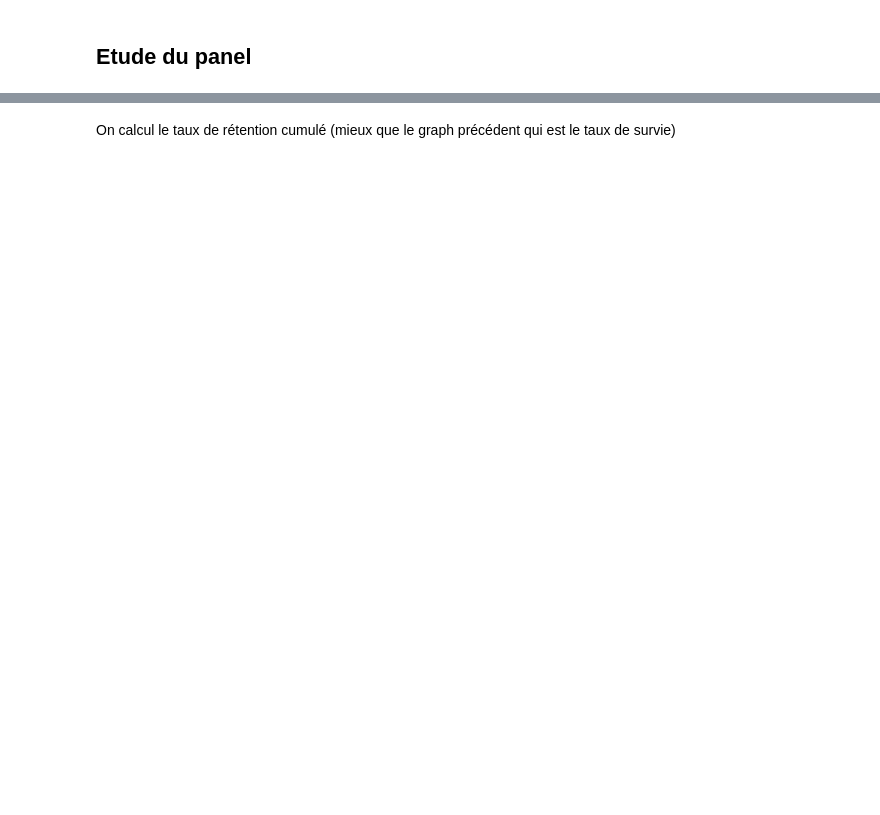
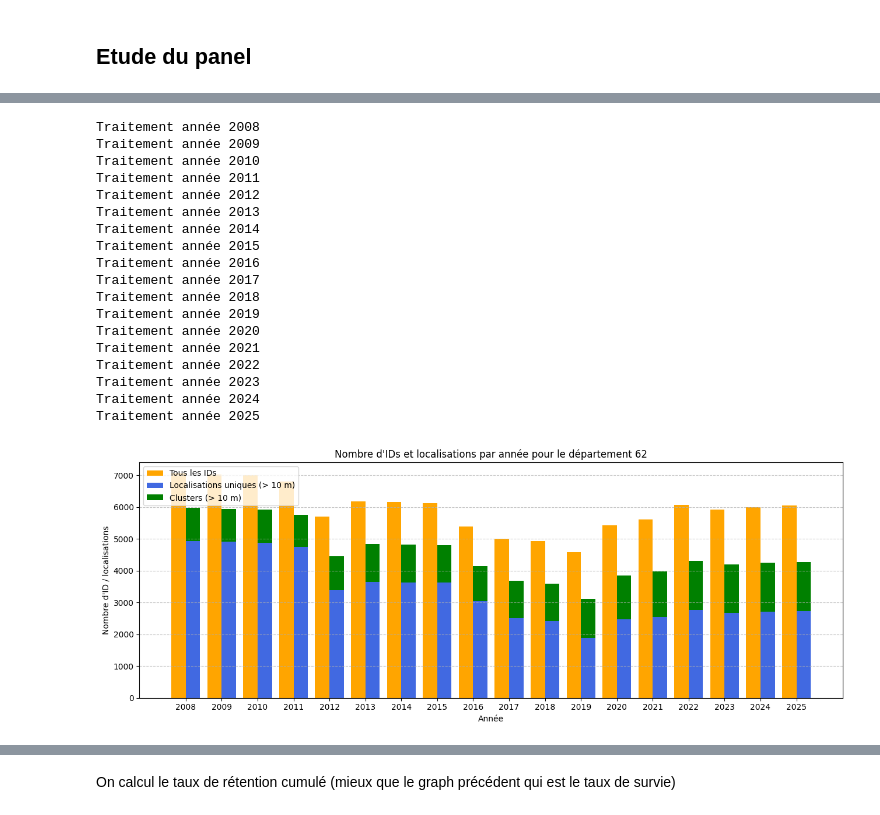
Before and after one commit to xdalp/projet3A, a Jupyter notebook: stat_desc.ipynb, the cells around one changed output, grey strips where cells are left out. Drawn from its saved outputs; the diff is of its cells as text; code cells hidden in the pictures; blank space fills up the shorter version.

```diff
--- a/stat_desc.ipynb
+++ b/stat_desc.ipynb
@@ -99,3 +115,83 @@ plt.show()
+# %%
+dep_target = 62
+rayon = 10  # tolérance en mètres
+annees = sorted(gdf['Annee'].unique())
+
+# IDs totaux par année
+counts_total = gdf[gdf['Dep'] == dep_target].groupby('Annee')['ID'].count()
+
+# Comptage des localisations uniques et clusters
+counts_unique = []
+counts_clusters = []
+
+for annee_t in annees:
+    print(f"Traitement année {annee_t}")
+    gdf_t = gdf[(gdf['Dep'] == dep_target) & (gdf['Annee'] == annee_t)].copy()
+    sindex_t = gdf_t.sindex
+
+    count_unique = 0
+    count_cluster = 0
+    used = set()
+
+    for idx, geom in gdf_t.geometry.items():
+        if idx in used:
+            continue
+
+        # Tous les points dans le rayon
+        candidates = list(sindex_t.intersection(geom.buffer(rayon).bounds))
+        possible = gdf_t.iloc[candidates]
+        indices = possible.index.tolist()
+
+        used.update(indices)  # marquer tous les points comme utilisés
+
+        if len(indices) == 1:
+            count_unique += 1
+        else:
+            count_cluster += 1
+
+    counts_unique.append(count_unique)
+    counts_clusters.append(count_cluster)
+
+#plot
+x = np.array(annees)
+width = 0.4
+plt.figure(figsize=(13,5))
+
+# Barre totale (IDs)
+plt.bar(x - width/2, counts_total.values, width=width, label='Tous les IDs', color='orange')
+
+# Barres empilées : unique + clusters
+plt.bar(x + width/2, counts_unique, width=width, label=f'Localisations uniques (> {rayon} m)', color='royalblue')
+plt.bar(x + width/2, counts_clusters, width=width, bottom=counts_unique, label=f'Clusters (> {rayon} m)', color='green')
+
+plt.title(f"Nombre d'IDs et localisations par année pour le département {dep_target}")
+plt.xlabel("Année")
+plt.ylabel("Nombre d'ID / localisations")
+plt.grid(axis='y', linestyle='--', alpha=0.7)
+plt.xticks(annees)
+plt.legend(loc='upper left')
+plt.tight_layout()
+plt.show()
+# %% [output]
+Traitement année 2008
+Traitement année 2009
+Traitement année 2010
+Traitement année 2011
+Traitement année 2012
+Traitement année 2013
+Traitement année 2014
+Traitement année 2015
+Traitement année 2016
+Traitement année 2017
+Traitement année 2018
+Traitement année 2019
+Traitement année 2020
+Traitement année 2021
+Traitement année 2022
+Traitement année 2023
+Traitement année 2024
+Traitement année 2025
+[figure, added]
 # %%
 counts = gdf.groupby(['Annee', 'ORIGIN_BAT'])['ID'].count().unstack(fill_value=0)
 
```
Also changed, not shown: parts of 23 cells of this notebook, 1 other file.
